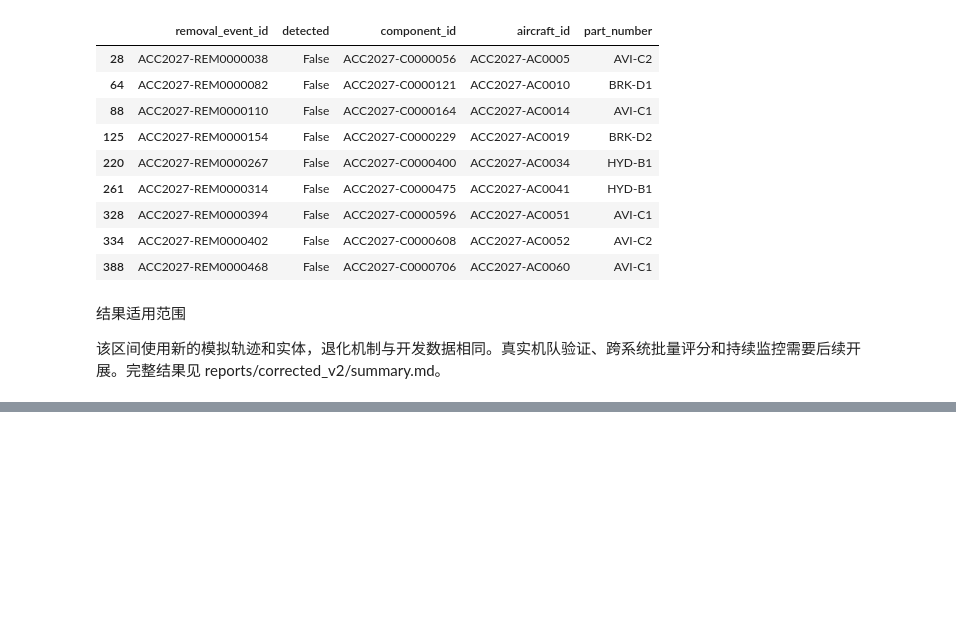
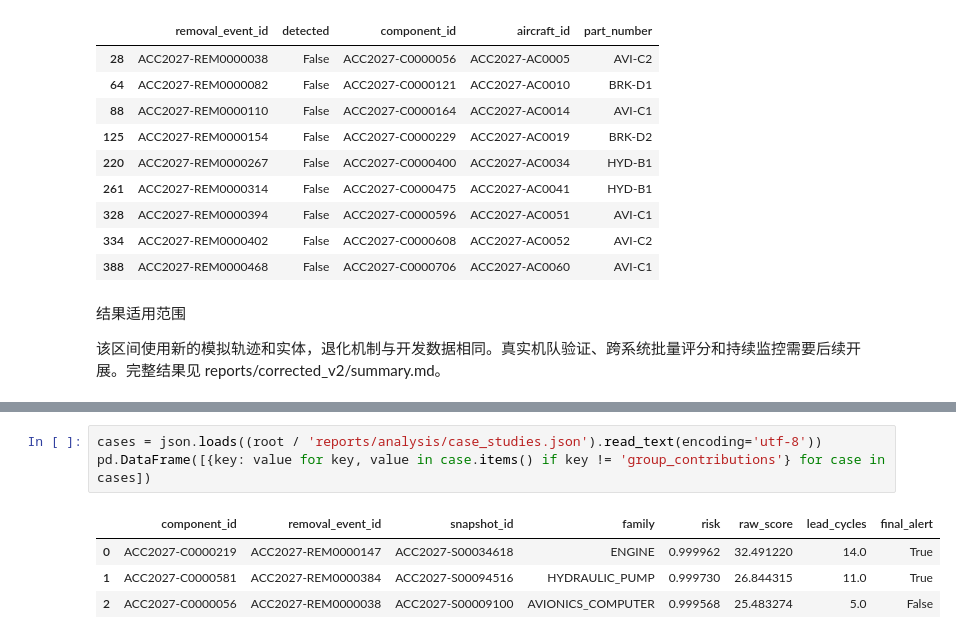
Before and after one commit to wizounovziki/ML-solution-for-aircraft, a Jupyter notebook: notebooks/independent_acceptance_2027.ipynb, the cells around one changed output, grey strips where cells are left out. Cells and saved outputs as stored; diff of their text form; blank space fills up the shorter version.

```diff
--- a/notebooks/independent_acceptance_2027.ipynb
+++ b/notebooks/independent_acceptance_2027.ipynb
@@ -97,0 +113,8 @@ Missed events: 9
+# %%
+cases = json.loads((root / 'reports/analysis/case_studies.json').read_text(encoding='utf-8'))
+pd.DataFrame([{key: value for key, value in case.items() if key != 'group_contributions'} for case in cases])
+# %% [output]
+|  | component_id | removal_event_id | snapshot_id | family | risk | raw_score | lead_cycles | final_alert |
+| 0 | ACC2027-C0000219 | ACC2027-REM0000147 | ACC2027-S00034618 | ENGINE | 0.999962 | 32.491220 | 14.0 | True |
+| 1 | ACC2027-C0000581 | ACC2027-REM0000384 | ACC2027-S00094516 | HYDRAULIC_PUMP | 0.999730 | 26.844315 | 11.0 | True |
+| 2 | ACC2027-C0000056 | ACC2027-REM0000038 | ACC2027-S00009100 | AVIONICS_COMPUTER | 0.999568 | 25.483274 | 5.0 | False |
```
Also changed, not shown: parts of 5 cells of this notebook, 33 other files.
